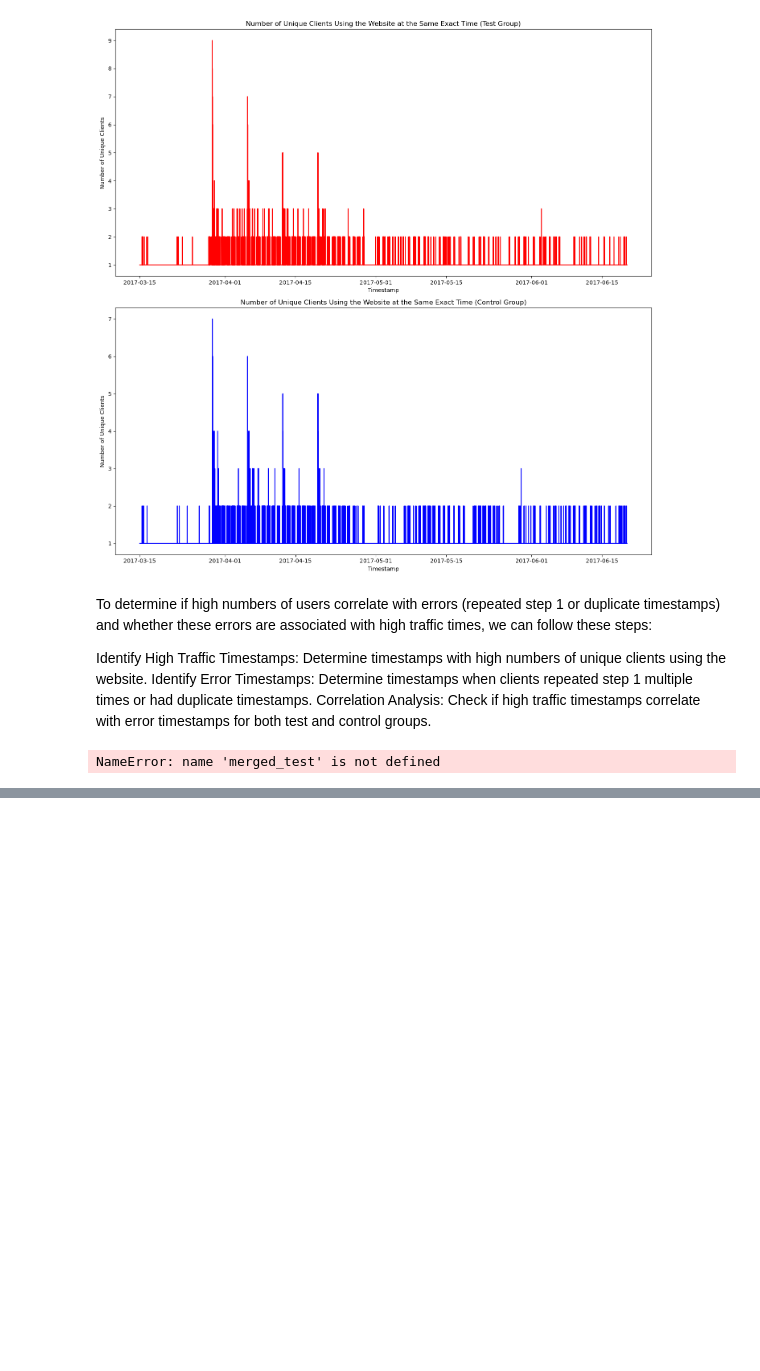
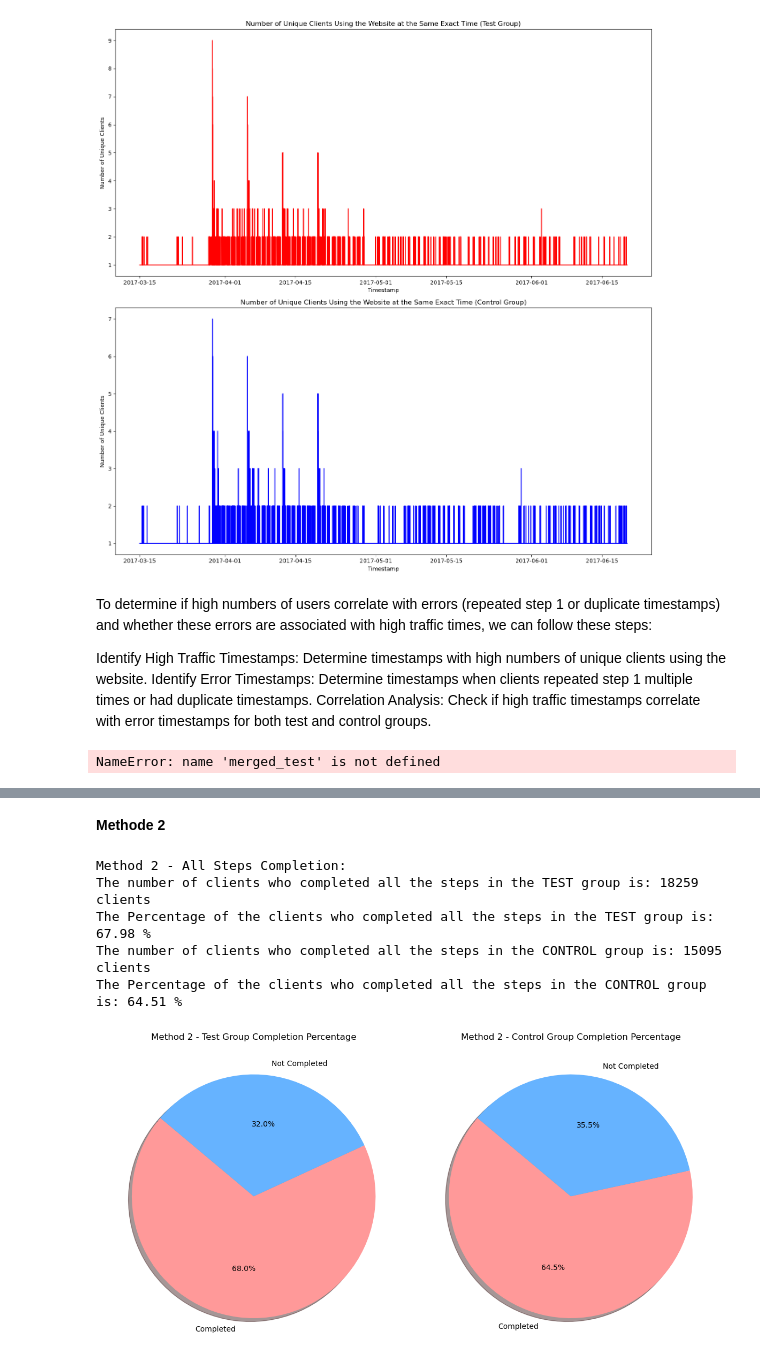
Before and after one commit to MustafaAldabbas/Project-Two-Big, a Jupyter notebook: Notebooks/Mustafa.ipynb, the cells around one changed output, grey strips where cells are left out. Cells and saved outputs as stored; diff of their text form; code cells hidden in the pictures; blank space fills up the shorter version.

```diff
--- a/Notebooks/Mustafa.ipynb
+++ b/Notebooks/Mustafa.ipynb
@@ -1130,3 +1130,7 @@ plt.tight_layout()
 plt.show()
 # %% [output]
 NameError: name 'merged_test' is not defined
+# %%
+
+df = df_ab_test
+df.head(5)
@@ -1132,0 +1280,65 @@ NameError: name 'merged_test' is not defined
+# %% [markdown]
+**Methode 2**
+# %%
+import pandas as pd
+import numpy as np
+import matplotlib.pyplot as plt
+
+# Filter the dataset to include only the A/B testing period (3/15/2017 to 6/20/2017)
+start_date = pd.to_datetime('2017-03-15')
+end_date = pd.to_datetime('2017-06-20')
+df['datetime'] = pd.to_datetime(df['datetime'])
+df_ab_test = df[(df['datetime'] >= start_date) & (df['datetime'] <= end_date)]
+
+# Method 2: All Steps Completion
+# Define the steps including 'confirm'
+required_steps = ['start', 'step_1', 'step_2', 'step_3', 'confirm']
+
+# Filter clients who completed all steps in the process for the test group
+completed_steps_test_group = df_ab_test[(df_ab_test['variation'] == 'Test') & df_ab_test['process_step'].isin(required_steps)]
+completed_steps_test_group_clients = completed_steps_test_group.groupby('client_id').filter(lambda x: set(required_steps).issubset(x['process_step'].unique()))['client_id'].nunique()
+
+# Filter clients who completed all steps in the process for the control group
+completed_steps_control_group = df_ab_test[(df_ab_test['variation'] == 'Control') & df_ab_test['process_step'].isin(required_steps)]
+completed_steps_control_group_clients = completed_steps_control_group.groupby('client_id').filter(lambda x: set(required_steps).issubset(x['process_step'].unique()))['client_id'].nunique()
+
+# Calculate the percentage of clients who completed all steps from each group
+test_group_count = df_ab_test[df_ab_test['variation'] == 'Test']['client_id'].nunique()
+control_group_count = df_ab_test[df_ab_test['variation'] == 'Control']['client_id'].nunique()
+
+test_group_completion_percentage = (completed_steps_test_group_clients / test_group_count) * 100
+control_group_completion_percentage = (completed_steps_control_group_clients / control_group_count) * 100
+
+# Display the result for Method 2
+print(f"Method 2 - All Steps Completion:")
+print(f'The number of clients who completed all the steps in the TEST group is: {completed_steps_test_group_clients} clients')
+print(f'The Percentage of the clients who completed all the steps in the TEST group is: {test_group_completion_percentage:.2f} %')
+print(f'The number of clients who completed all the steps in the CONTROL group is: {completed_steps_control_group_clients} clients')
+print(f'The Percentage of the clients who completed all the steps in the CONTROL group is: {control_group_completion_percentage:.2f} %')
+
+# Data for the pie charts
+labels = ['Completed', 'Not Completed']
+sizes_test_group_method2 = [test_group_completion_percentage, 100 - test_group_completion_percentage]
+sizes_control_group_method2 = [control_group_completion_percentage, 100 - control_group_completion_percentage]
+colors = ['#ff9999', '#66b3ff']
+
+# Plotting the pie charts
+fig, axs = plt.subplots(1, 2, figsize=(12, 6))
+
+# Pie chart for Method 2 - Test Group
+axs[0].pie(sizes_test_group_method2, labels=labels, colors=colors, autopct='%1.1f%%', shadow=True, startangle=140)
+axs[0].set_title('Method 2 - Test Group Completion Percentage')
+
+# Pie chart for Method 2 - Control Group
+axs[1].pie(sizes_control_group_method2, labels=labels, colors=colors, autopct='%1.1f%%', shadow=True, startangle=140)
+axs[1].set_title('Method 2 - Control Group Completion Percentage')
+
+plt.tight_layout()
+plt.show()
+# %% [output]
+Method 2 - All Steps Completion:
+The number of clients who completed all the steps in the TEST group is: 18259 clients
+The Percentage of the clients who completed all the steps in the TEST group is: 67.98 %
+The number of clients who completed all the steps in the CONTROL group is: 15095 clients
+The Percentage of the clients who completed all the steps in the CONTROL group is: 64.51 %
+[figure, added]
```
Also changed, not shown: parts of 6 cells of this notebook.
